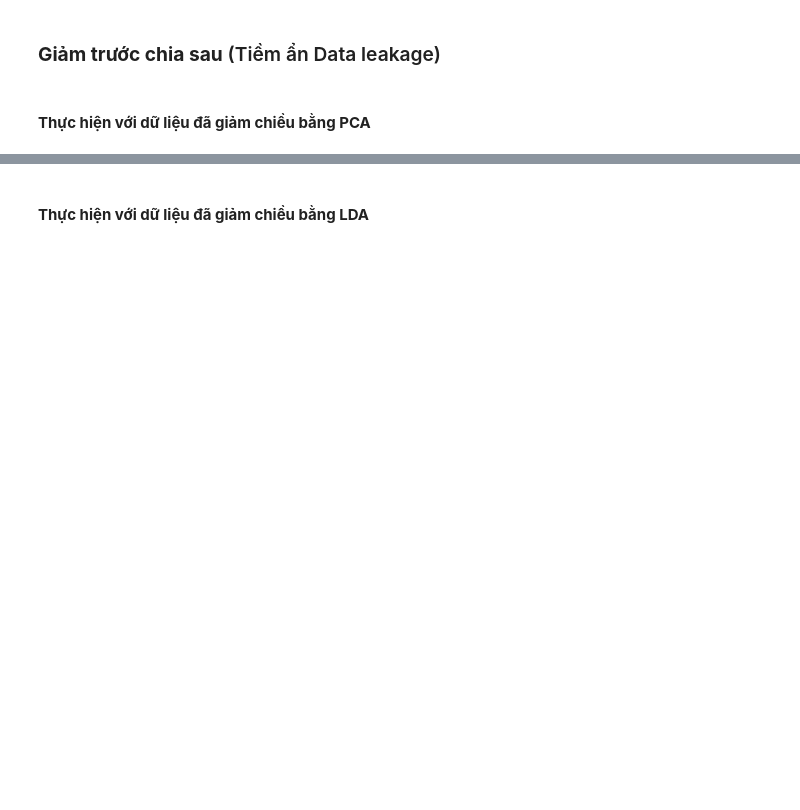
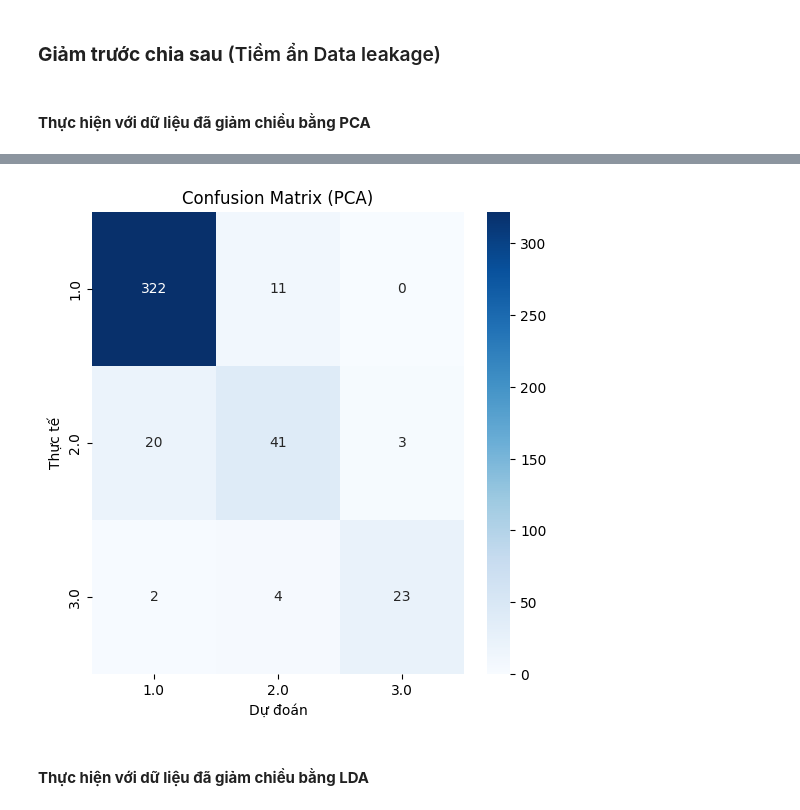
Before and after one commit to VuVanTien03/machine-learning, a Jupyter notebook: notebook/knn.ipynb, the cells around one changed output, grey strips where cells are left out. Saved outputs shown, nothing was run; the diff lists cells and outputs as text; code cells hidden in the pictures; blank space fills up the shorter version.

```diff
--- a/notebook/knn.ipynb
+++ b/notebook/knn.ipynb
@@ -54,3 +54,26 @@ def knn(X_train, y_train, X_test, k):
+# %%
+# Hàm tính khoảng cách Euclidean
+def distance(array, value):
+    return np.linalg.norm(array - value, axis=1)
+
+# Hàm tìm K hàng xóm gần nhất (trả về chỉ số)
+def find_nearest_index(X_train, x_val, K):
+    distances = distance(X_train, x_val)
+    return np.argsort(distances)[:K]
+
+# Trả về nhãn phổ biến nhất trong list
+def highest_rank(arr):
+    values, counts = np.unique(arr, return_counts=True)
+    return values[np.argmax(counts)]
+
+# Mô hình KNN
+def knn(X_train, y_train, X_test, K):
+    y_pred = []
+    for x_val in X_test:
+        idx = find_nearest_index(X_train, x_val, K)
+        nearest_labels = y_train[idx]
+        y_pred.append(highest_rank(list(nearest_labels)))
+    return np.array(y_pred)
 # %% [markdown]
 ## **Triển khai KNN với nhiều tỷ lệ train/validation: 4:1; 7:3; 6:4**
 # %% [markdown]
@@ -209,3 +232,13 @@ Confusion matrix (PCA):
+# %%
+conf_matrix_pca = confusion_matrix(y_test_pca, y_pred_pca)
+plt.figure(figsize=(6, 6))
+sns.heatmap(conf_matrix_pca, annot=True, fmt="d", cmap="Blues", xticklabels=np.unique(y), yticklabels=np.unique(y))
+plt.title("Confusion Matrix (PCA)")
+plt.xlabel("Dự đoán")
+plt.ylabel("Thực tế")
+plt.show()
+# %% [output]
+[figure, added]
 # %% [markdown]
 #### **Thực hiện với dữ liệu đã giảm chiều bằng LDA**
 # %%
```
Also changed, not shown: parts of 22 cells of this notebook, 1 other file.
